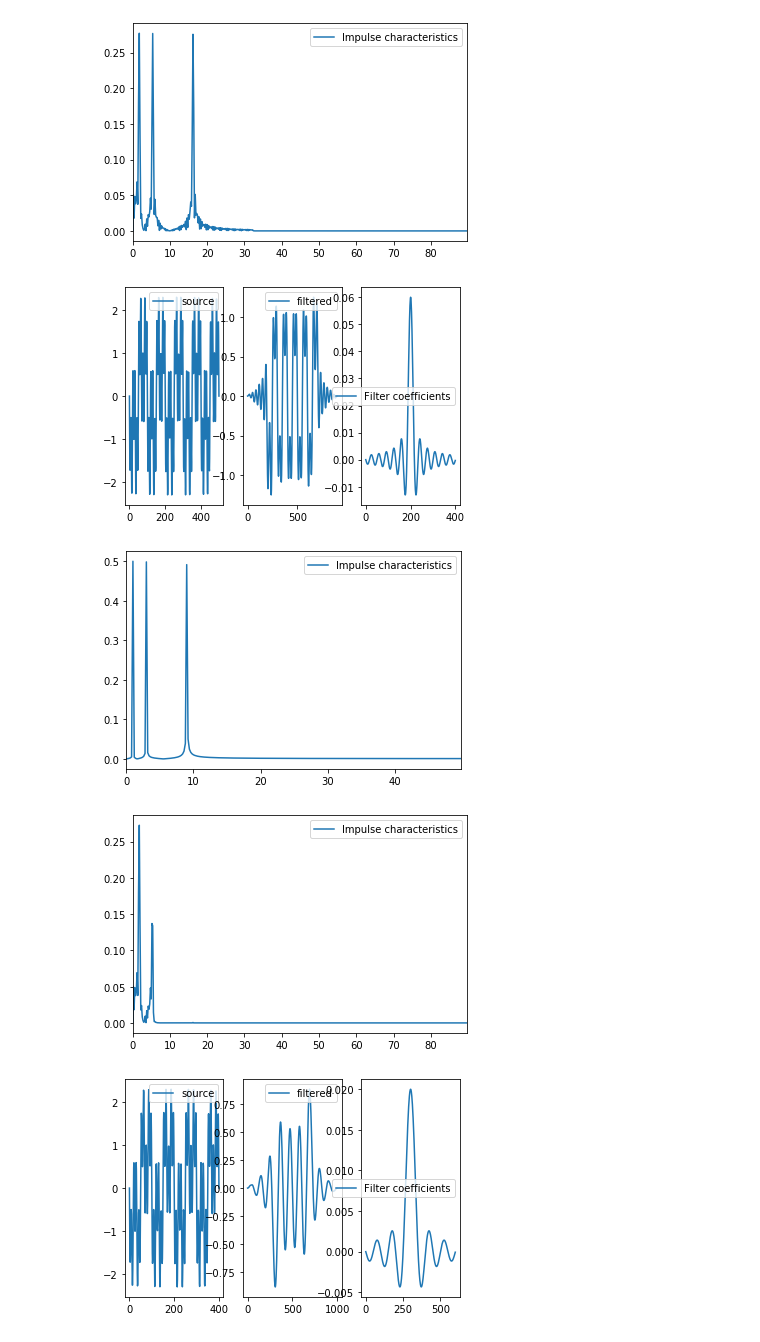
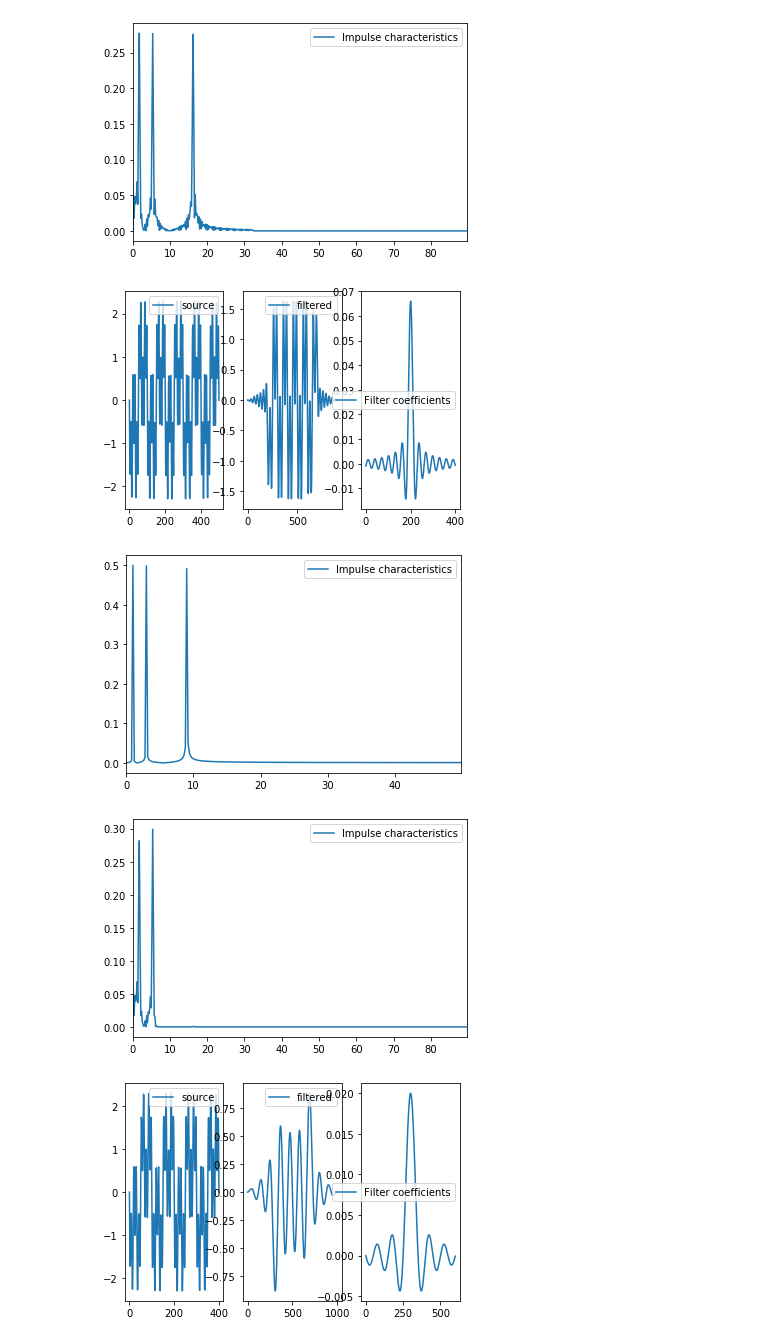
Before and after one commit to PashaIanko/Python, a Jupyter notebook: Sliding Window Filter/Low pass filter.ipynb, the cells around one changed output. Saved outputs shown, nothing was run; the diff lists cells and outputs as text; code cells hidden in the pictures.

```diff
--- a/Sliding Window Filter/Low pass filter.ipynb
+++ b/Sliding Window Filter/Low pass filter.ipynb
@@ -557,33 +530,33 @@ plot_fft(y_filtered, sin_Func.From, sin_Func.To)
 # %%
 #Сумма синусов  - обрезка самых высоких частот
 t_from = 0
 t_to = 5
 dt = 0.01
 N_pts = get_numb_pts(t_to, t_from, dt)
 sample_rate = get_sample_rate(N_pts, t_to, t_from)
 sin_Func = Function((FuncParams(t_to, t_from, 1, 1, 0, N_pts)))
 sin_Func.reset_x()
 f = 1
 f1=f
 f2=3*f
 f3=9*f
 sin_Func.y = np.sin(f * 2 * np.pi * sin_Func.x) + 1*np.sin(f2 * 2 * np.pi * sin_Func.x) +1*np.sin(f3 * 2 * np.pi * sin_Func.x)
 
-f_cut = f2
+f_cut = f2*1.1
 N = 400
 h =  FIR_low_pass_filter(f_cut, sample_rate, N)
 
 y_filtered = np.convolve(h, sin_Func.y)
 plot_filter(y_filtered, sin_Func, h)
 
 
 
 plot_fft(sin_Func.y, sin_Func.From, sin_Func.To)
 plot_fft(y_filtered, sin_Func.From, sin_Func.To)
 # %% [output]
-[figure, old version]
+[figure, new version]
 [figure]
-[figure, old version]
+[figure, new version]
 # %%
 #Сумма синусов  - оставление только низких частот
 t_from = 0
```
Also changed, not shown: parts of 8 cells of this notebook.
